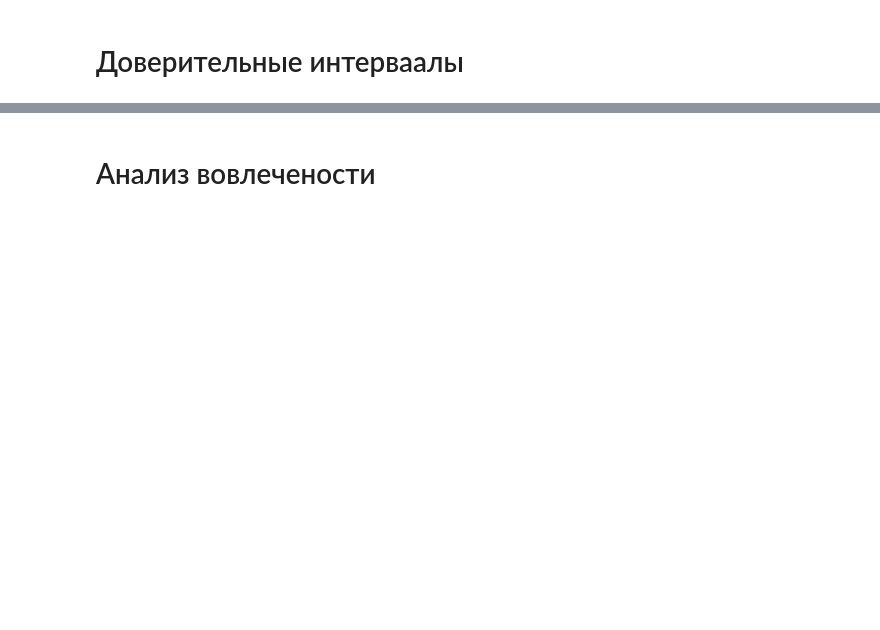
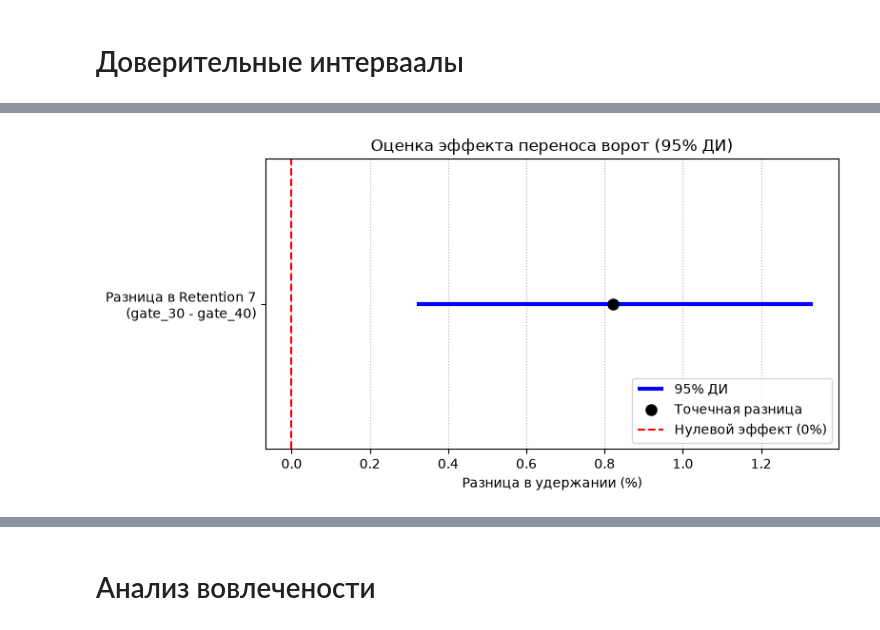
Before and after one commit to JaroslavSavik/cookie_cats, a Jupyter notebook: ab-test-cookie-cats.ipynb, the cells around one changed output, grey strips where cells are left out. Cells and saved outputs as stored; diff of their text form; code cells hidden in the pictures; blank space fills up the shorter version.

```diff
--- a/ab-test-cookie-cats.ipynb
+++ b/ab-test-cookie-cats.ipynb
@@ -177,0 +307,26 @@ plt.show()
+# %%
+import matplotlib.pyplot as plt
+
+plt.figure(figsize=(8, 4))
+
+# 1. Рисуем линию доверительного интервала (синяя полоса)
+plt.hlines(y=1, xmin=ci_low*100, xmax=ci_high*100, color='blue', linewidth=3, label='95% ДИ')
+
+# 2. Рисуем точку (точечная разница)
+plt.plot(point_diff*100, 1, 'o', color='black', markersize=8, label='Точечная разница')
+
+# 3. Рисуем вертикальную линию на нуле (нулевой эффект)
+plt.axvline(x=0, color='red', linestyle='--', label='Нулевой эффект (0%)')
+
+# Настройки осей
+plt.yticks([1], ['Разница в Retention 7\n(gate_30 - gate_40)'])
+plt.xlabel('Разница в удержании (%)')
+plt.title('Оценка эффекта переноса ворот (95% ДИ)')
+plt.grid(axis='x', linestyle=':')
+plt.legend(loc='lower right')
+
+plt.tight_layout()
+plt.savefig('bootstrap_ci.png', dpi=300)
+plt.show()
+# %% [output]
+[figure, added]
```
Also changed, not shown: parts of 15 cells of this notebook, 2 other files.
